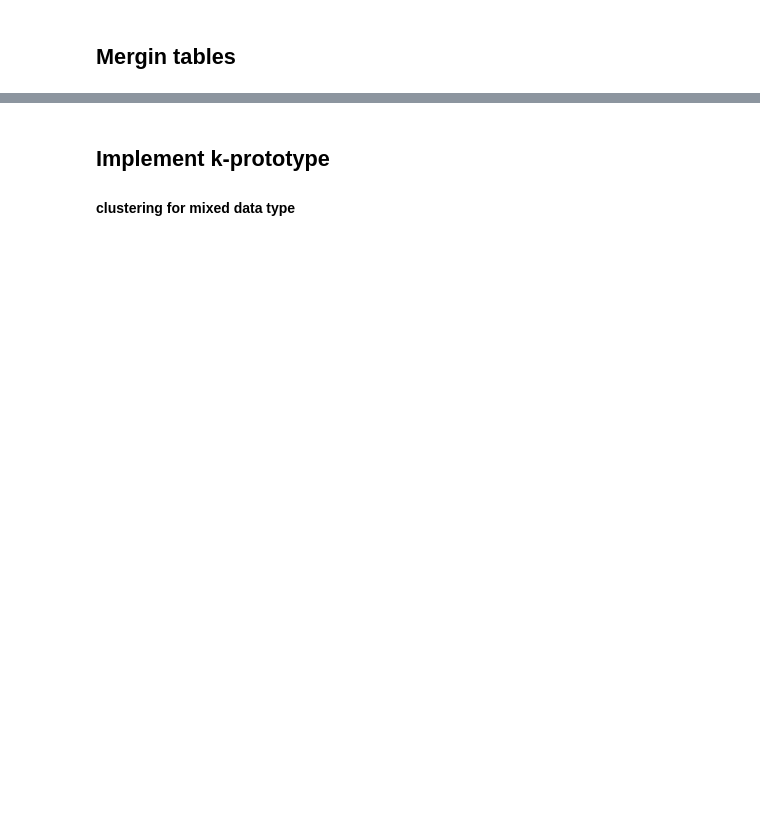
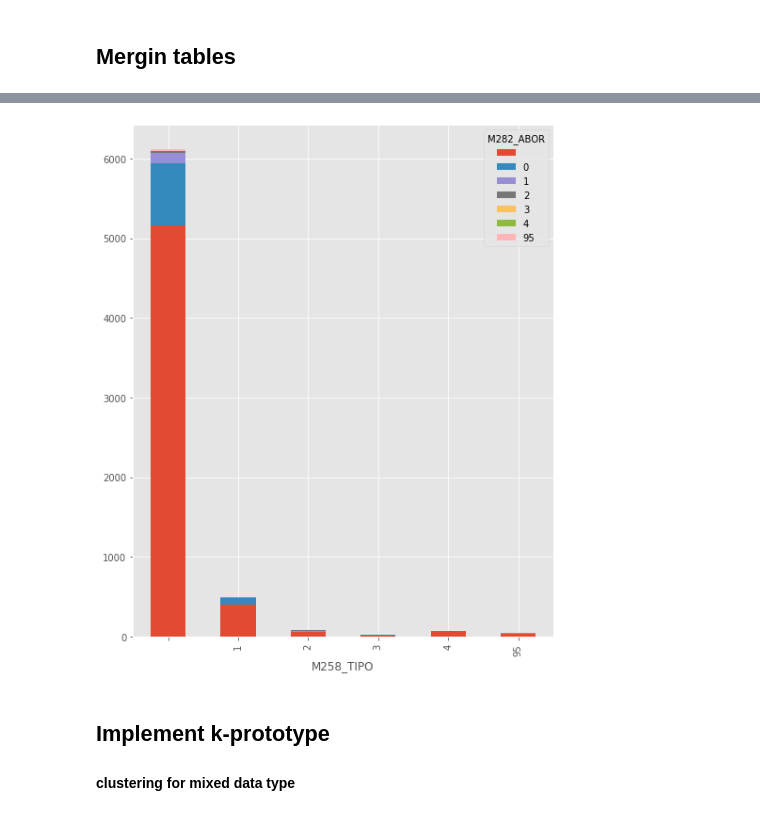
Before and after one commit to mariliarosa4/processoDCBDAbortoProvocado, a Jupyter notebook: Clustering in python.ipynb, the cells around one changed output, grey strips where cells are left out. Saved outputs shown, nothing was run; the diff lists cells and outputs as text; code cells hidden in the pictures; blank space fills up the shorter version.

```diff
--- a/Clustering in python.ipynb
+++ b/Clustering in python.ipynb
@@ -48,3 +77,11 @@ None
+# %%
+import matplotlib.pyplot as plt
+import pandas as pd
+
+db_joined.groupby(['M258_TIPO','M282_ABOR']).size().unstack().plot(kind='bar',stacked=True,  figsize=(8, 10))
+plt.show()
+# %% [output]
+[figure, added]
 # %% [markdown]
 ## Implement k-prototype
 #### clustering for mixed data type
```
Also changed, not shown: parts of 18 cells of this notebook, 2 other files.
